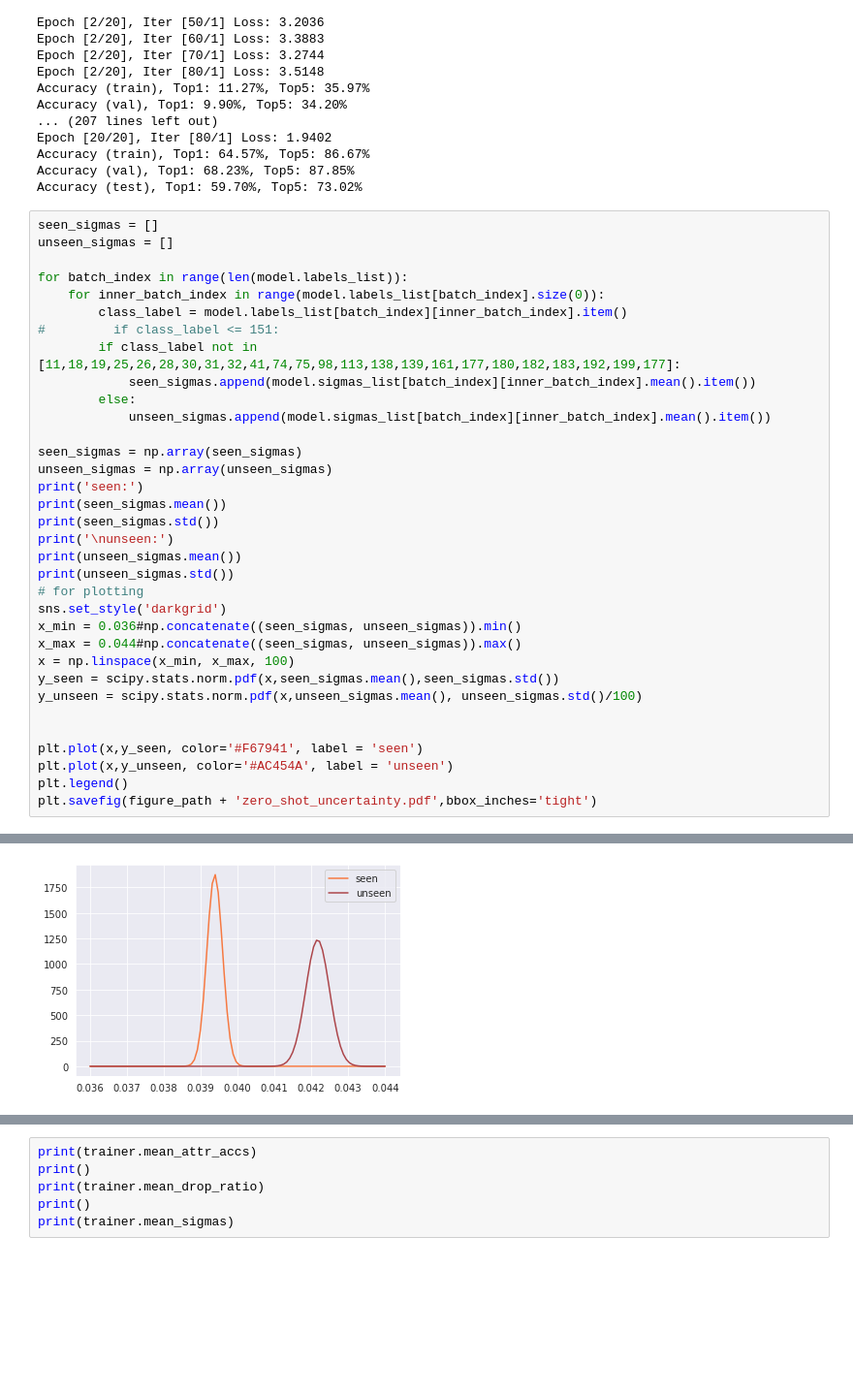
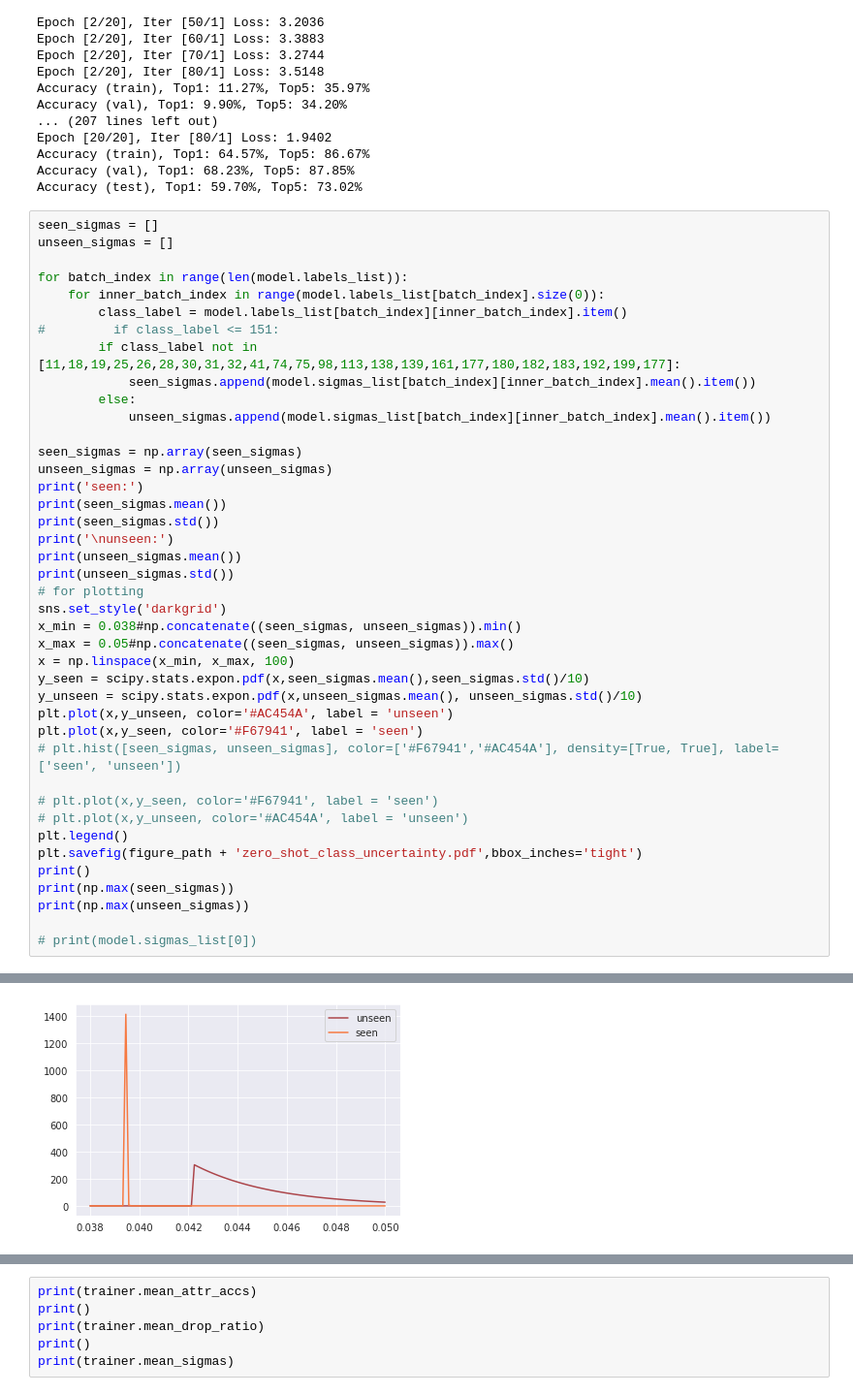
Before and after one commit to stefanwezel/urdtc, a Jupyter notebook: uRDTC.ipynb, the cells around one changed output, grey strips where cells are left out. Shown at 97% size. Drawn from its saved outputs; the diff is of its cells as text; blank space fills up the shorter version.

Commit message:
exponential dist of class uncertainties

```diff
--- a/uRDTC.ipynb
+++ b/uRDTC.ipynb
@@ -1760,17 +1760,24 @@ print(unseen_sigmas.mean())
 print(unseen_sigmas.std())
 # for plotting
 sns.set_style('darkgrid')
-x_min = 0.036#np.concatenate((seen_sigmas, unseen_sigmas)).min()
-x_max = 0.044#np.concatenate((seen_sigmas, unseen_sigmas)).max()
+x_min = 0.038#np.concatenate((seen_sigmas, unseen_sigmas)).min()
+x_max = 0.05#np.concatenate((seen_sigmas, unseen_sigmas)).max()
 x = np.linspace(x_min, x_max, 100)
-y_seen = scipy.stats.norm.pdf(x,seen_sigmas.mean(),seen_sigmas.std())
-y_unseen = scipy.stats.norm.pdf(x,unseen_sigmas.mean(), unseen_sigmas.std()/100)
+y_seen = scipy.stats.expon.pdf(x,seen_sigmas.mean(),seen_sigmas.std()/10)
+y_unseen = scipy.stats.expon.pdf(x,unseen_sigmas.mean(), unseen_sigmas.std()/10)
+plt.plot(x,y_unseen, color='#AC454A', label = 'unseen')
+plt.plot(x,y_seen, color='#F67941', label = 'seen')
+# plt.hist([seen_sigmas, unseen_sigmas], color=['#F67941','#AC454A'], density=[True, True], label=['seen', 'unseen'])
 
+# plt.plot(x,y_seen, color='#F67941', label = 'seen')
+# plt.plot(x,y_unseen, color='#AC454A', label = 'unseen')
+plt.legend()
+plt.savefig(figure_path + 'zero_shot_class_uncertainty.pdf',bbox_inches='tight')
+print()
+print(np.max(seen_sigmas))
+print(np.max(unseen_sigmas))
 
-plt.plot(x,y_seen, color='#F67941', label = 'seen')
-plt.plot(x,y_unseen, color='#AC454A', label = 'unseen')
-plt.legend()
-plt.savefig(figure_path + 'zero_shot_uncertainty.pdf',bbox_inches='tight')
+# print(model.sigmas_list[0])
 # %% [output]
 seen:
 0.039380110512494036
@@ -1782,4 +1792,4 @@ unseen:
-[figure, old version]
+[figure, new version]
 # %%
 # print(model.sigmas_list[0])
 
```
Also changed, not shown: parts of 3 cells of this notebook, 4 other files.
